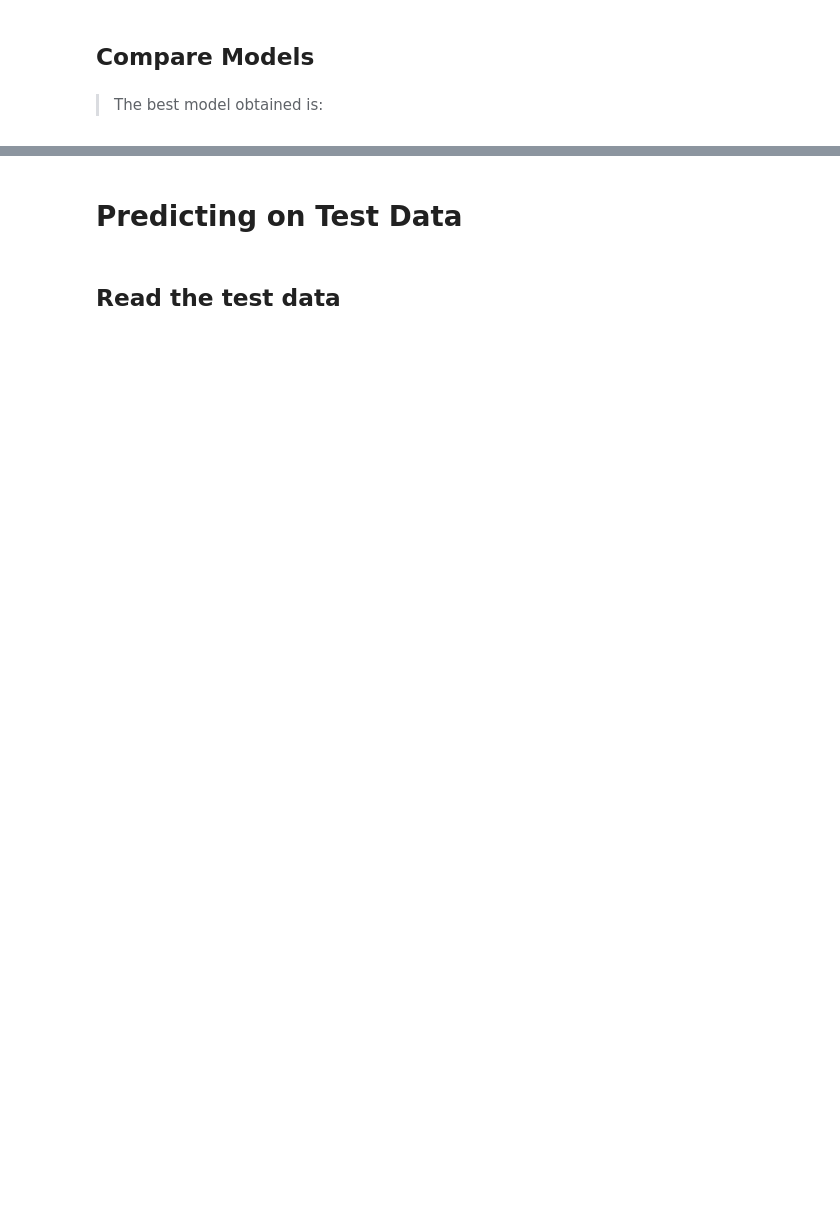
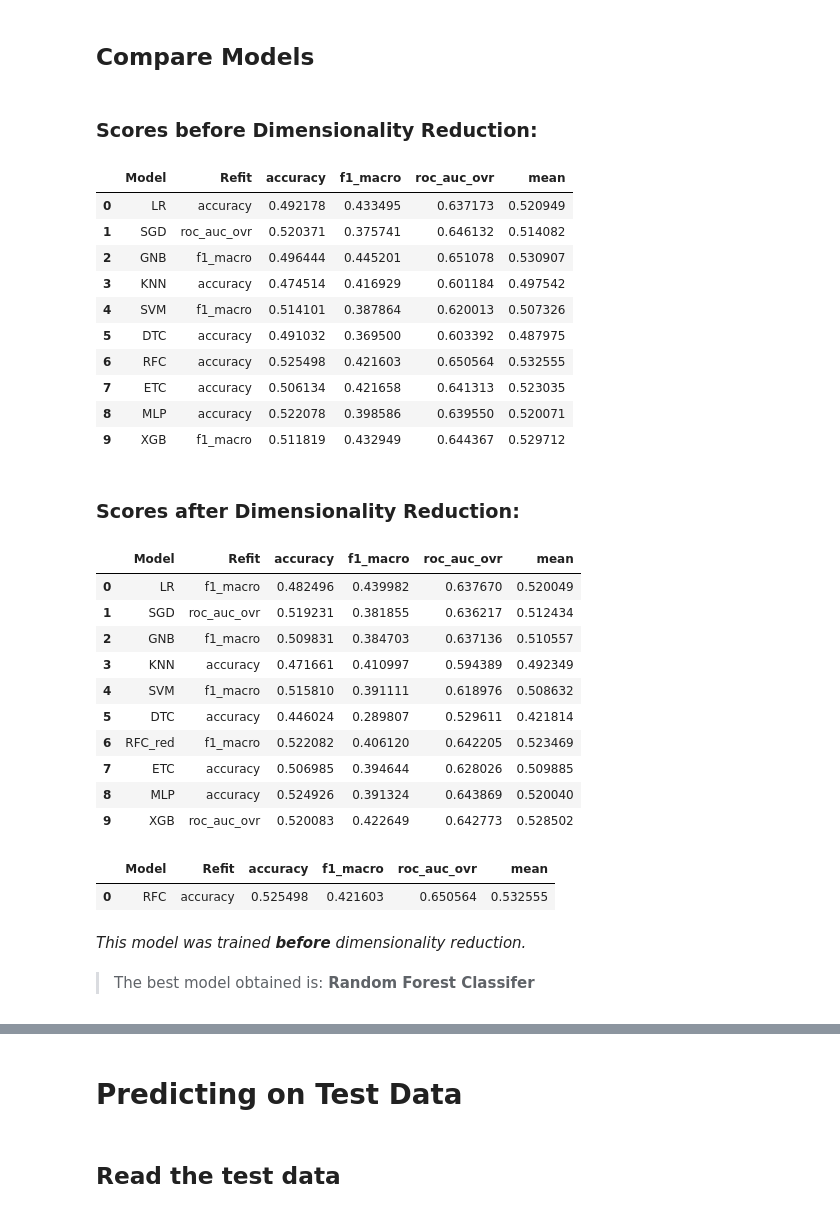
Before and after one commit to arundathi-shanthini/Beat-the-Bookie, a Jupyter notebook: Code/Beat The Bookie.ipynb, the cells around one changed output, grey strips where cells are left out. Saved outputs shown, nothing was run; the diff lists cells and outputs as text; code cells hidden in the pictures; blank space fills up the shorter version.

Commit message:
Corrected all errors faced upto Prediction on data set

```diff
--- a/Code/Beat The Bookie.ipynb
+++ b/Code/Beat The Bookie.ipynb
@@ -1898,4 +2087,4 @@ param_grid_RFC_red = {
 # Train and get best parameters
 scores_RFC_red, best_scores_RFC_red, best_params_RFC_red=train_model_get_best_params(model_RFC_red, param_grid_RFC_red, X_train_red,y_train)
 # Update scores dictionary
-best_scores_all_red.append(update_scores_dict(best_scores_RFC_red,'RFC_red'))
+best_scores_all_red.append(update_scores_dict(best_scores_RFC_red,'RFC'))
@@ -2009,23 +2274,56 @@ plot_test_scores_for_models(all_scores_red)
 # %%
 # Define the dataframes
 scores_dict_df=pd.DataFrame.from_dict(best_scores_all, orient='columns')
-scores_dict_with_DR_df=pd.DataFrame.from_dict(best_scores_dict_DR,
+scores_dict_with_DR_df=pd.DataFrame.from_dict(best_scores_all_red,
                                               orient='columns')
 # Display results
-HTML('<h3><b>Scores without Dimensionality Reduction:</b></h3>')
+display(HTML('<h3><b>Scores before Dimensionality Reduction:</b></h3>'))
 display(scores_dict_df)
 print()
-HTML('<h3><b>Scores with Dimensionality Reduction:</b></h3>')
+display(HTML('<h3><b>Scores after Dimensionality Reduction:</b></h3>'))
 display(scores_dict_with_DR_df)
+# %% [output]
+Scores before Dimensionality Reduction:
+|  | Model | Refit | accuracy | f1_macro | roc_auc_ovr | mean |
+| 0 | LR | accuracy | 0.492178 | 0.433495 | 0.637173 | 0.520949 |
+| 1 | SGD | roc_auc_ovr | 0.520371 | 0.375741 | 0.646132 | 0.514082 |
+| 2 | GNB | f1_macro | 0.496444 | 0.445201 | 0.651078 | 0.530907 |
+| 3 | KNN | accuracy | 0.474514 | 0.416929 | 0.601184 | 0.497542 |
+| 4 | SVM | f1_macro | 0.514101 | 0.387864 | 0.620013 | 0.507326 |
+| 5 | DTC | accuracy | 0.491032 | 0.369500 | 0.603392 | 0.487975 |
+| 6 | RFC | accuracy | 0.525498 | 0.421603 | 0.650564 | 0.532555 |
+| 7 | ETC | accuracy | 0.506134 | 0.421658 | 0.641313 | 0.523035 |
+| 8 | MLP | accuracy | 0.522078 | 0.398586 | 0.639550 | 0.520071 |
+| 9 | XGB | f1_macro | 0.511819 | 0.432949 | 0.644367 | 0.529712 |
+Scores after Dimensionality Reduction:
+|  | Model | Refit | accuracy | f1_macro | roc_auc_ovr | mean |
+| 0 | LR | f1_macro | 0.482496 | 0.439982 | 0.637670 | 0.520049 |
+| 1 | SGD | roc_auc_ovr | 0.519231 | 0.381855 | 0.636217 | 0.512434 |
+| 2 | GNB | f1_macro | 0.509831 | 0.384703 | 0.637136 | 0.510557 |
+| 3 | KNN | accuracy | 0.471661 | 0.410997 | 0.594389 | 0.492349 |
+| 4 | SVM | f1_macro | 0.515810 | 0.391111 | 0.618976 | 0.508632 |
+| 5 | DTC | accuracy | 0.446024 | 0.289807 | 0.529611 | 0.421814 |
+| 6 | RFC_red | f1_macro | 0.522082 | 0.406120 | 0.642205 | 0.523469 |
+| 7 | ETC | accuracy | 0.506985 | 0.394644 | 0.628026 | 0.509885 |
+| 8 | MLP | accuracy | 0.524926 | 0.391324 | 0.643869 | 0.520040 |
+| 9 | XGB | roc_auc_ovr | 0.520083 | 0.422649 | 0.642773 | 0.528502 |
 # %%
 HTML('<h3><b>The best scores are:\n</b></h3>')
 max_loc=scores_dict_df['mean'].append(scores_dict_with_DR_df['mean']).argmax()
 if max_loc<=19:
-    display(scores_dict_df.iloc[max_loc])
+    res=pd.DataFrame(scores_dict_df.iloc[max_loc]).transpose().reset_index(drop=True)
+    display(res)
     str_flag='before'
+    best_model_str=res['Model'][0]
 else:
-    display(scores_dict_with_DR_df[max_loc])
+    res=pd.DataFrame(scores_dict_with_DR_df.iloc[max_loc-20]).transpose().reset_index(drop=True)
+    display(res)
     str_flag='after'
+    best_model_str=res['Model'][0]+'_red'
 HTML('\n<i>This model was trained <b>%s</b> dimensionality reduction.</i>'%(str_flag))
+# %% [output]
+|  | Model | Refit | accuracy | f1_macro | roc_auc_ovr | mean |
+| 0 | RFC | accuracy | 0.525498 | 0.421603 | 0.650564 | 0.532555 |
+This model was trained before dimensionality reduction.
 # %% [markdown]
-> The best model obtained is:
+> The best model obtained is: __Random Forest Classifer__
```
Also changed, not shown: parts of 54 cells of this notebook.
